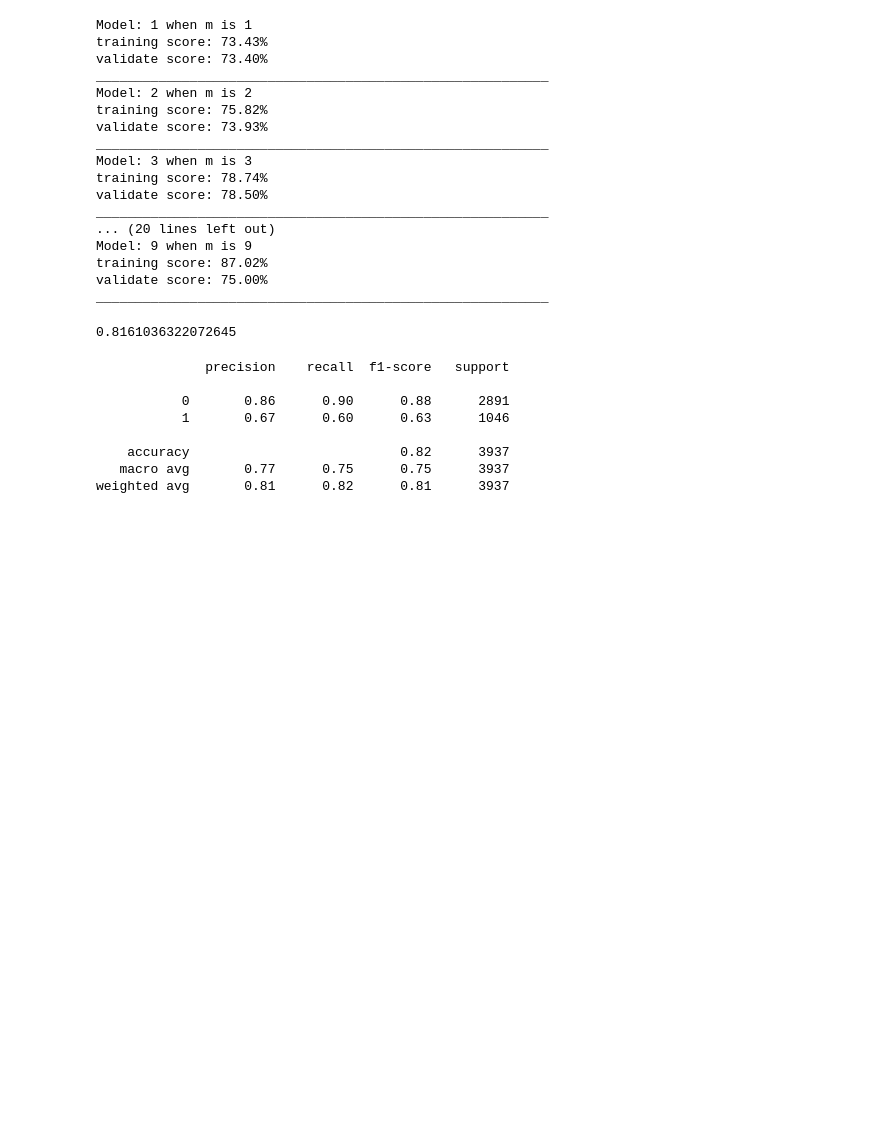
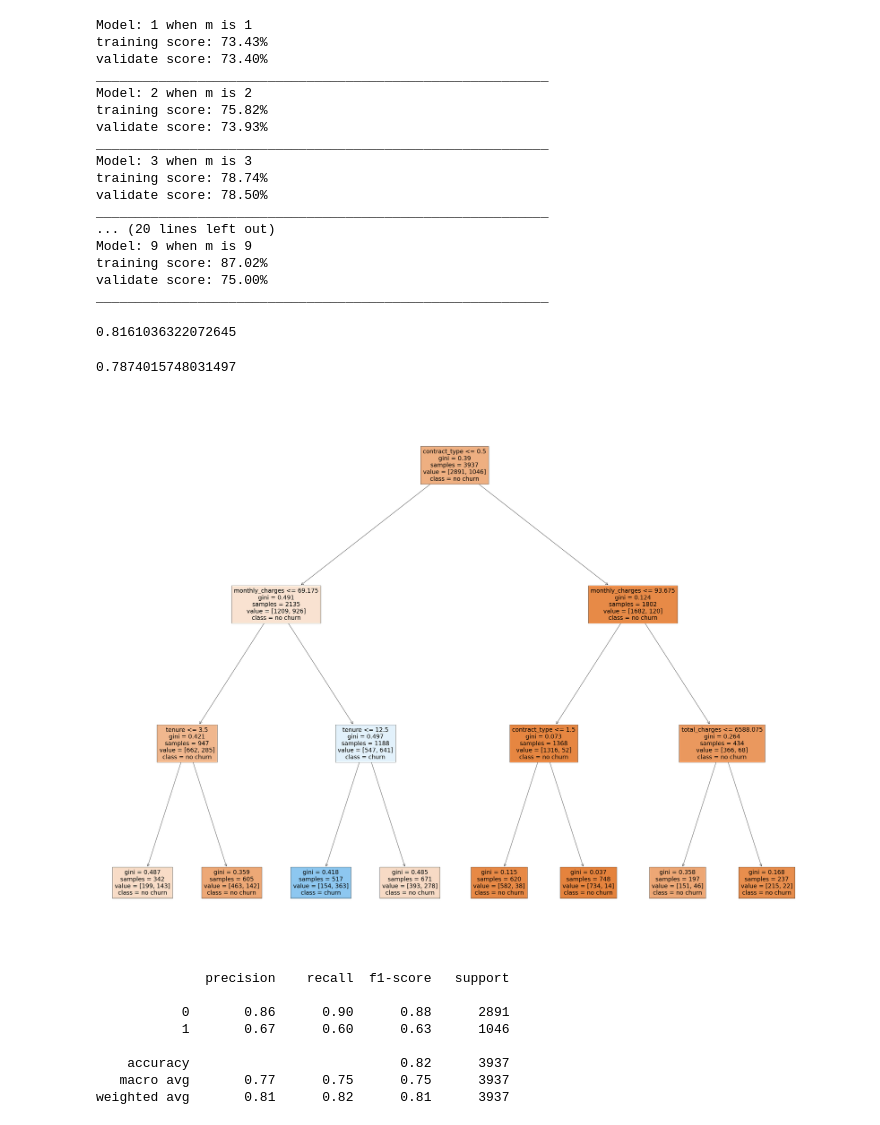
Before and after one commit to carlgriffin57/telco_churn_project, a Jupyter notebook: telco_churn_final.ipynb, the cells around one changed output. Cells and saved outputs as stored; diff of their text form; code cells hidden in the pictures; blank space fills up the shorter version.

```diff
--- a/telco_churn_final.ipynb
+++ b/telco_churn_final.ipynb
@@ -312,6 +312,20 @@ dt1.fit(X_train, y_train)
 dt1.score(X_train,y_train)
 # %% [output]
 0.8161036322072645
+# %%
+dtvis = DecisionTreeClassifier(max_depth=3, random_state=123)
+dtvis.fit(X_train, y_train)
+dtvis.score(X_train,y_train)
+# %% [output]
+0.7874015748031497
+# %%
+# visualize train set
+plt.figure(figsize=(50, 40))
+
+plot_tree(dtvis, feature_names=X_train.columns.tolist(), filled=True, class_names=['no churn', 'churn'])
+plt.show()
+# %% [output]
+[figure, added]
 # %%
 y_pred = dt1.predict(X_train)
 # %%
```
